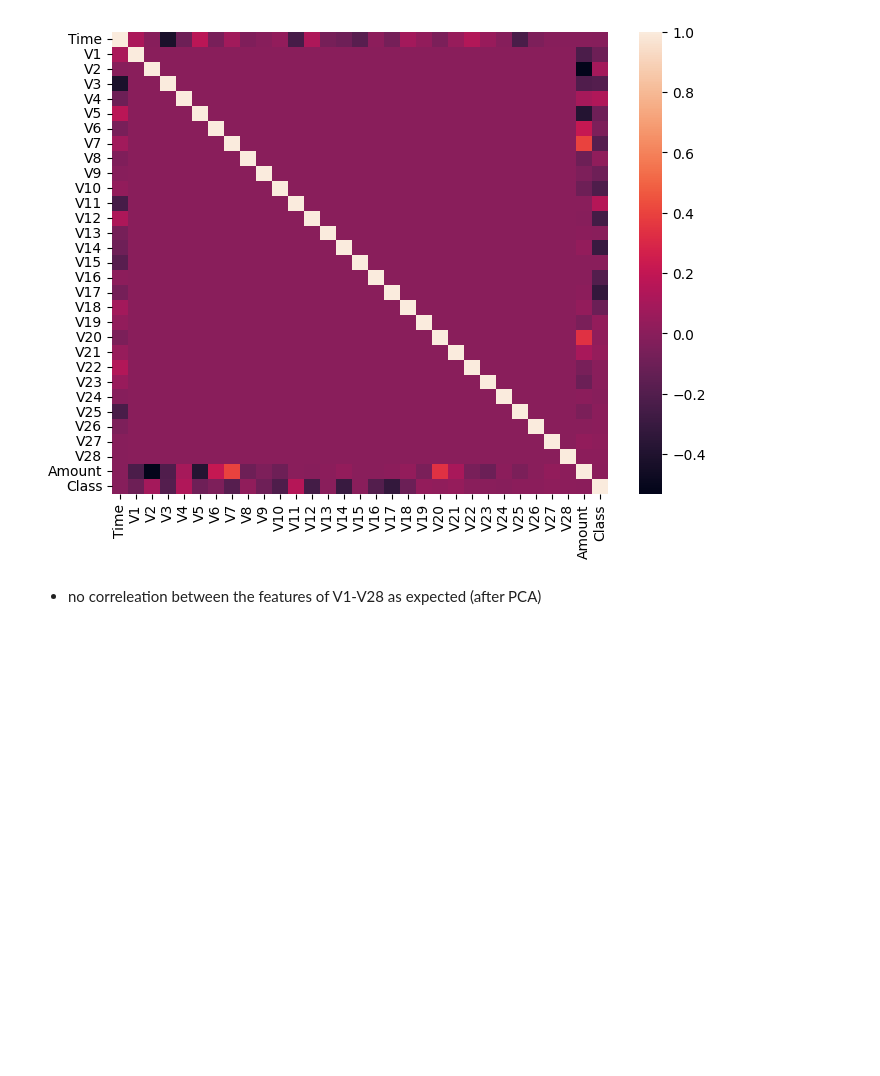
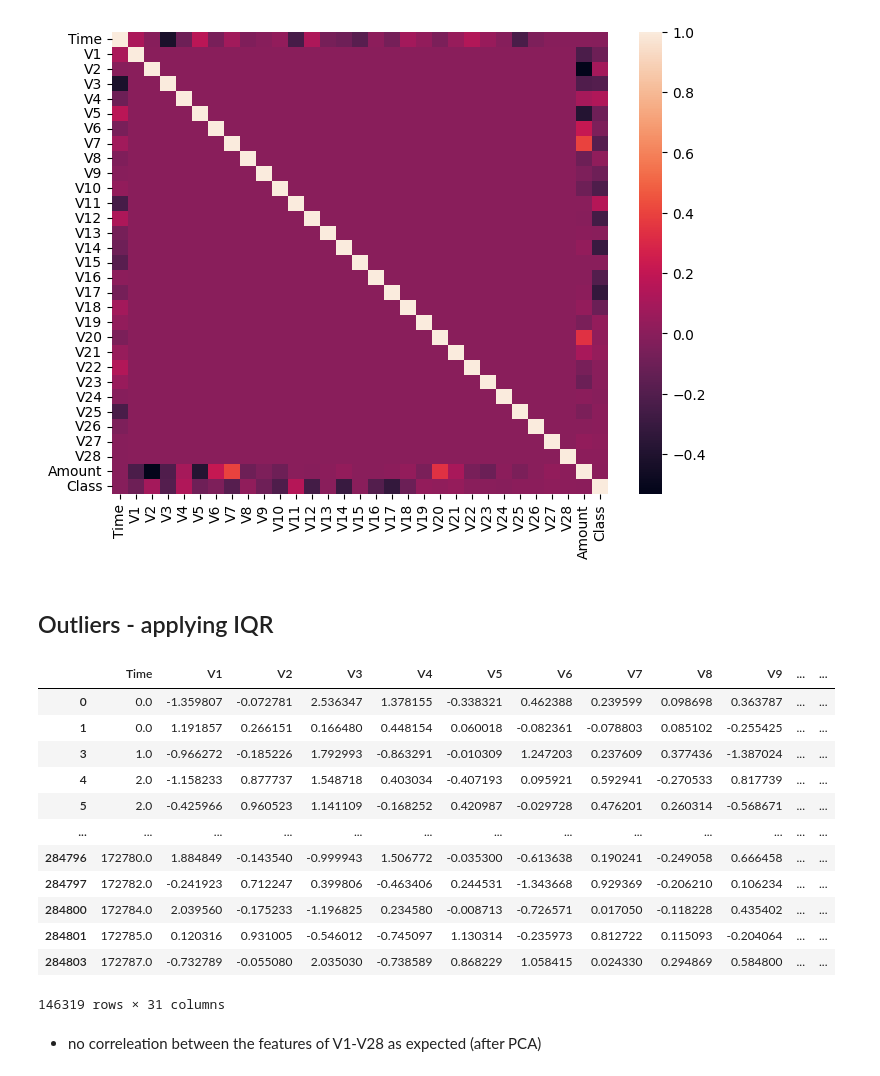
Before and after one commit to gavanp/credit_card_fraud_detection, a Jupyter notebook: Credit_Card_Fraud_Detection.ipynb, the cells around one changed output. Drawn from its saved outputs; the diff is of its cells as text; code cells hidden in the pictures; blank space fills up the shorter version.

Commit message:
function of interquartile range

```diff
--- a/Credit_Card_Fraud_Detection.ipynb
+++ b/Credit_Card_Fraud_Detection.ipynb
@@ -158,3 +158,5 @@ sns.heatmap(corr, xticklabels=corr.columns, yticklabels=corr.columns, ax=ax)
 # %% [output]
 <Axes: >
 [figure]
+# %% [markdown]
+## Outliers - applying IQR
@@ -161,3 +182,39 @@ sns.heatmap(corr, xticklabels=corr.columns, yticklabels=corr.columns, ax=ax)
+# %%
+mask = pd.Series([False]*len(df))
+# %%
+def remove_outliers_iqr(df):
+    mask = pd.Series([False]*len(df))
+    for column in df:
+        quantile1 = df[column].quantile(0.25)
+        quantile3 = df[column].quantile(0.75)
+        iqr_range = quantile3 - quantile1
+
+        lower_limit = quantile1-1.5*iqr_range
+        upper_limit = quantile3+1.5*iqr_range
+
+        mask |= (df[column]>upper_limit) | (df[column]<lower_limit)
+
+    df_clean = df[~mask]
+
+    return df_clean
+# %%
+df_clean = remove_outliers_iqr(df)
+# %%
+df_clean
+# %% [output]
+|  | Time | V1 | V2 | V3 | V4 | V5 | V6 | V7 | V8 | V9 | ... | ... |
+| 0 | 0.0 | -1.359807 | -0.072781 | 2.536347 | 1.378155 | -0.338321 | 0.462388 | 0.239599 | 0.098698 | 0.363787 | ... | ... |
+| 1 | 0.0 | 1.191857 | 0.266151 | 0.166480 | 0.448154 | 0.060018 | -0.082361 | -0.078803 | 0.085102 | -0.255425 | ... | ... |
+| 3 | 1.0 | -0.966272 | -0.185226 | 1.792993 | -0.863291 | -0.010309 | 1.247203 | 0.237609 | 0.377436 | -1.387024 | ... | ... |
+| 4 | 2.0 | -1.158233 | 0.877737 | 1.548718 | 0.403034 | -0.407193 | 0.095921 | 0.592941 | -0.270533 | 0.817739 | ... | ... |
+| 5 | 2.0 | -0.425966 | 0.960523 | 1.141109 | -0.168252 | 0.420987 | -0.029728 | 0.476201 | 0.260314 | -0.568671 | ... | ... |
+| ... | ... | ... | ... | ... | ... | ... | ... | ... | ... | ... | ... | ... |
+| 284796 | 172780.0 | 1.884849 | -0.143540 | -0.999943 | 1.506772 | -0.035300 | -0.613638 | 0.190241 | -0.249058 | 0.666458 | ... | ... |
+| 284797 | 172782.0 | -0.241923 | 0.712247 | 0.399806 | -0.463406 | 0.244531 | -1.343668 | 0.929369 | -0.206210 | 0.106234 | ... | ... |
+| 284800 | 172784.0 | 2.039560 | -0.175233 | -1.196825 | 0.234580 | -0.008713 | -0.726571 | 0.017050 | -0.118228 | 0.435402 | ... | ... |
+| 284801 | 172785.0 | 0.120316 | 0.931005 | -0.546012 | -0.745097 | 1.130314 | -0.235973 | 0.812722 | 0.115093 | -0.204064 | ... | ... |
+| 284803 | 172787.0 | -0.732789 | -0.055080 | 2.035030 | -0.738589 | 0.868229 | 1.058415 | 0.024330 | 0.294869 | 0.584800 | ... | ... |
+146319 rows × 31 columns
 # %% [markdown]
 * no correleation between the features of V1-V28 as expected (after PCA)
 # %% [markdown]
```
Also changed, not shown: parts of 3 cells of this notebook.
